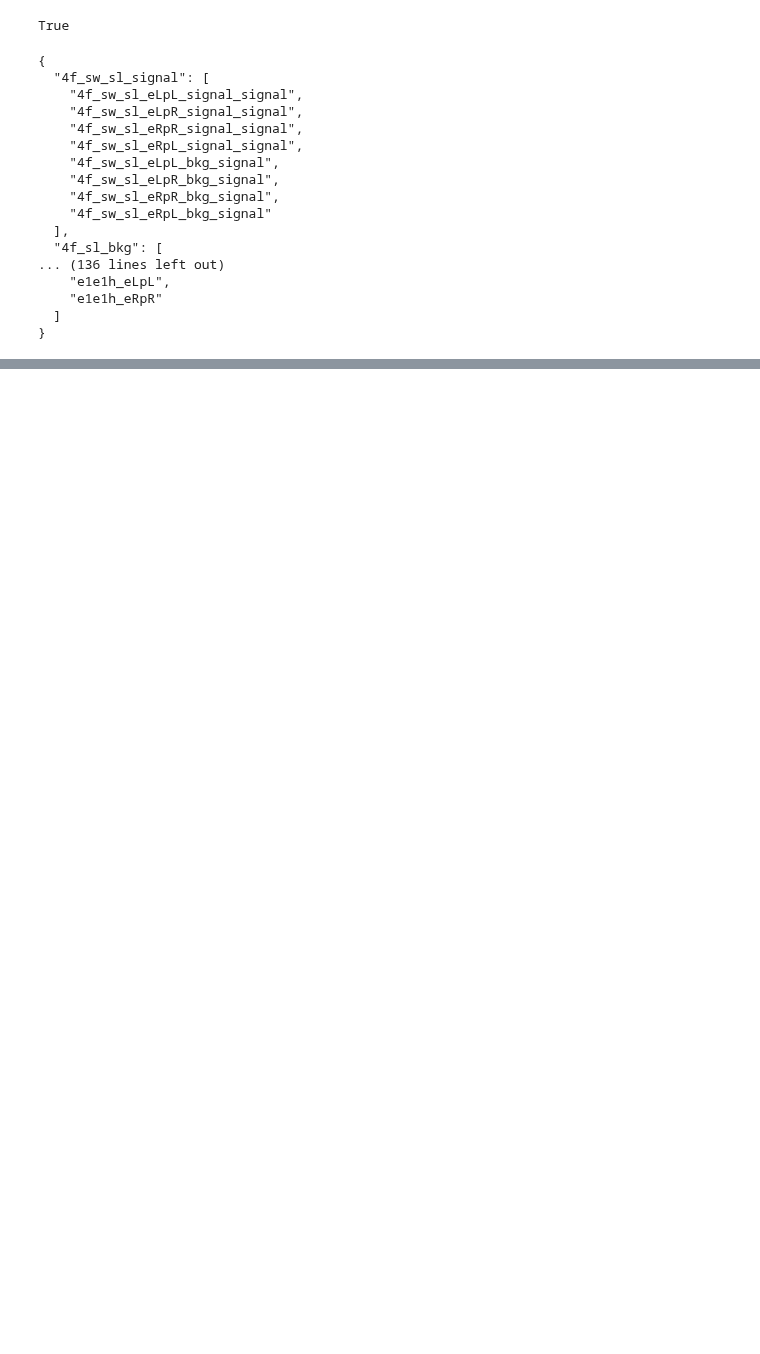
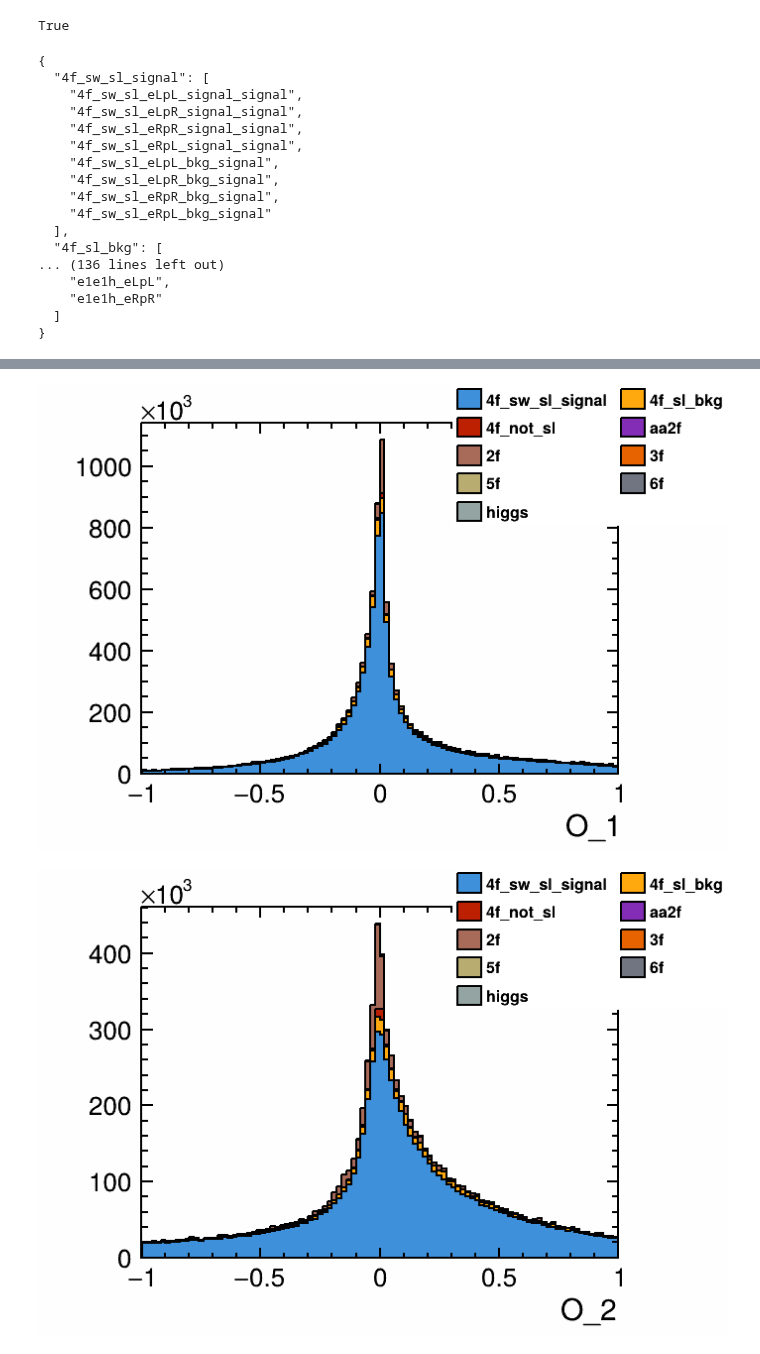
Before and after one commit to Zehvogel/enuW, a Jupyter notebook: miniDST-stage2-test.ipynb, the cells around one changed output, grey strips where cells are left out. Drawn from its saved outputs; the diff is of its cells as text; code cells hidden in the pictures; blank space fills up the shorter version.

```diff
--- a/miniDST-stage2-test.ipynb
+++ b/miniDST-stage2-test.ipynb
@@ -126,0 +144,7 @@ analysis.print_reports()
+# %%
+analysis.draw_histogram("O_1")
+analysis.draw_histogram("O_2")
+analysis.draw_histogram("O_3")
+# %% [output]
+[figure, added]
+[figure, added]
```
Also changed, not shown: parts of 17 cells of this notebook, 3 other files.
